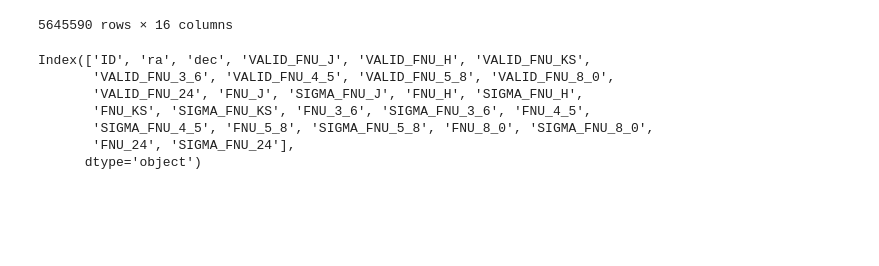
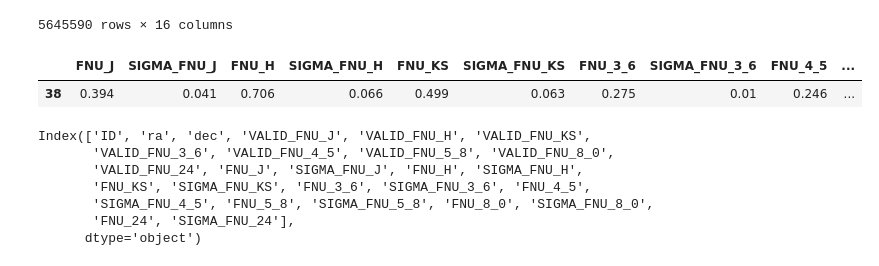
Before and after one commit to jridenba/REU-Notebooks, a Jupyter notebook: Unpickle SESNA.ipynb, the cells around one changed output. Drawn from its saved outputs; the diff is of its cells as text; code cells hidden in the pictures; blank space fills up the shorter version.

```diff
--- a/Unpickle SESNA.ipynb
+++ b/Unpickle SESNA.ipynb
@@ -74,6 +74,11 @@ df2.iloc[:,11:]
 | 5645588 | 0.566 | 0.048 | 0.417 | 0.063 | 0.361 | 0.075 | 0.159 | 0.008 | 0.143 | ... |
 | 5645589 | 0.402 | 0.046 | 0.945 | 0.064 | 1.117 | 0.087 | 0.166 | 1.000 | 0.134 | ... |
 5645590 rows × 16 columns
+# %%
+df2[df2['ID']=='J032637.84+582215.7'].iloc[:,11:]
+# %% [output]
+|  | FNU_J | SIGMA_FNU_J | FNU_H | SIGMA_FNU_H | FNU_KS | SIGMA_FNU_KS | FNU_3_6 | SIGMA_FNU_3_6 | FNU_4_5 | ... |
+| 38 | 0.394 | 0.041 | 0.706 | 0.066 | 0.499 | 0.063 | 0.275 | 0.01 | 0.246 | ... |
 # %%
 df2.columns
 # %% [output]
```
Also changed, not shown: parts of 2 cells of this notebook, 2 other files.
